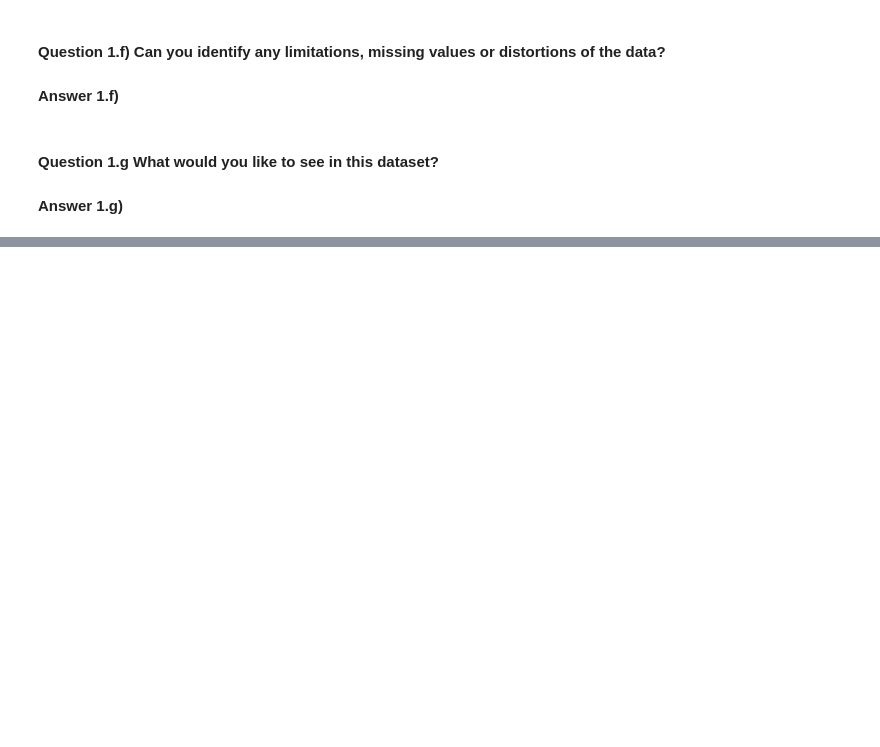
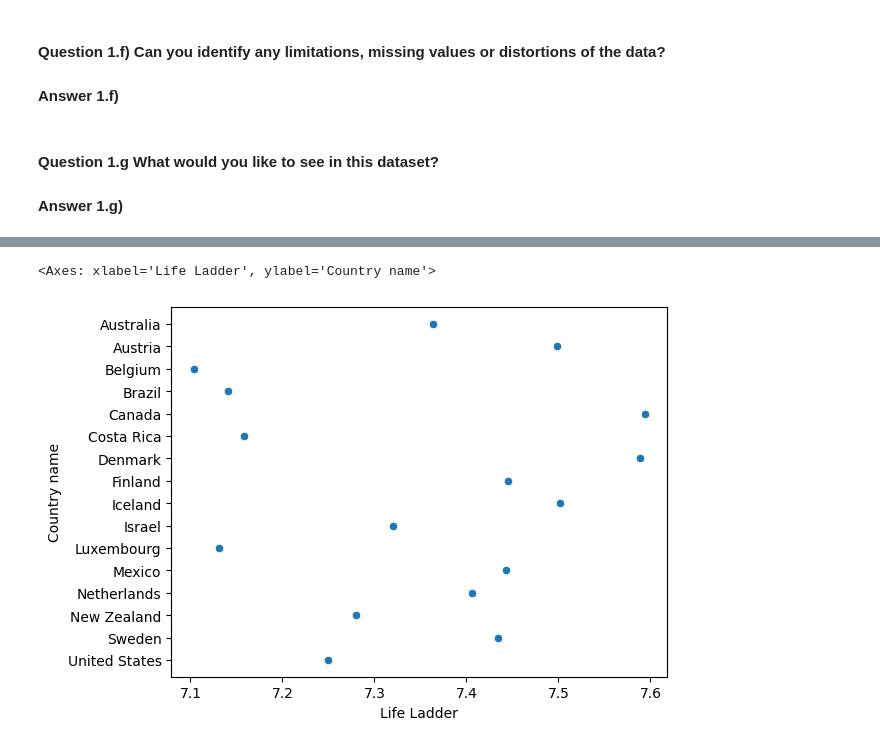
Before and after one commit to USFCA-CS663-Spring2024/happiness-vinay-bojja, a Jupyter notebook: Happiness - Assignment 1 - CS 663 (Machine Learning).ipynb, the cells around one changed output, grey strips where cells are left out. Drawn from its saved outputs; the diff is of its cells as text; code cells hidden in the pictures; blank space fills up the shorter version.

```diff
--- a/Happiness - Assignment 1 - CS 663 (Machine Learning).ipynb
+++ b/Happiness - Assignment 1 - CS 663 (Machine Learning).ipynb
@@ -156,0 +161,8 @@ df.describe()
+# %%
+yf = df[df['year'] == 2013]
+yf = yf[yf['Life Ladder']> 7]
+# yf
+sns.scatterplot(data = yf, x=yf['Life Ladder'], y=yf['Country name'])
+# %% [output]
+<Axes: xlabel='Life Ladder', ylabel='Country name'>
+[figure, added]
```
Also changed, not shown: parts of 12 cells of this notebook, 1 other file.
